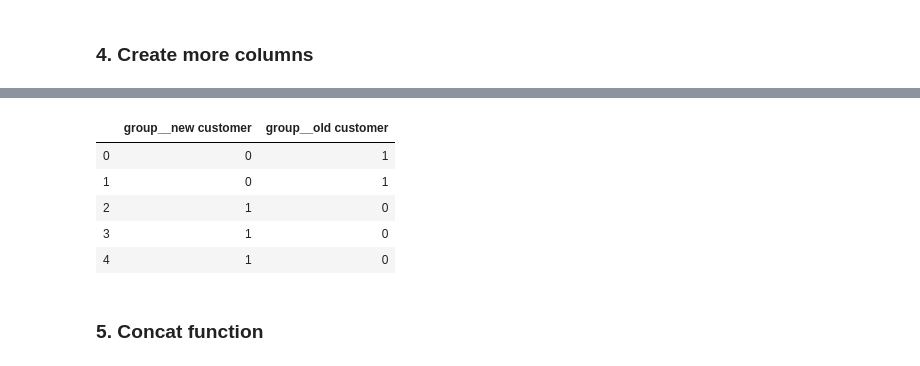
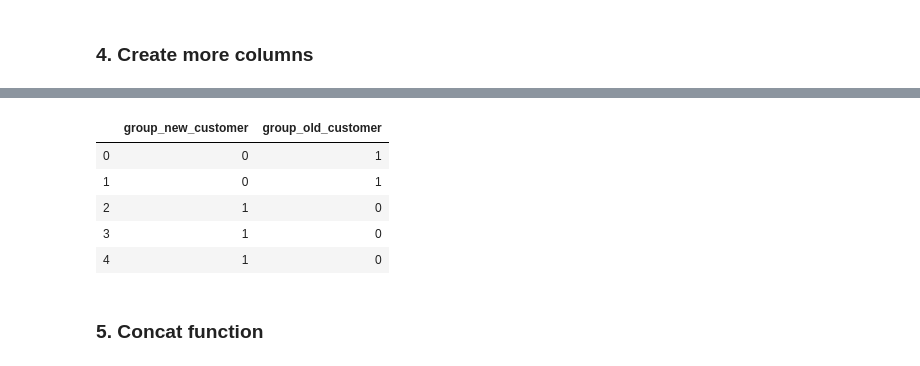
Before and after one commit to quyentn/Quyen_learning_repository, a Jupyter notebook: Pandas_Dataframe.ipynb, the cells around one changed output, grey strips where cells are left out. Cells and saved outputs as stored; diff of their text form; code cells hidden in the pictures.

```diff
--- a/Pandas_Dataframe.ipynb
+++ b/Pandas_Dataframe.ipynb
@@ -140,8 +144,8 @@ df[df.product_id.str.endswith('2')]
 ### 4. Create more columns
 # %%
 #similar to sql case... when statement
-df.loc[df.start_date<'2019-02-03','customer_category'] = 'old customer'
-df.loc[df.start_date>='2019-02-03','customer_category'] = 'new customer'
+df.loc[df.start_date<'2019-02-03','customer_category'] = 'old_customer'
+df.loc[df.start_date>='2019-02-03','customer_category'] = 'new_customer'
 df
 # %% [output]
 |  | customer_id | start_date | end_date | product_id | product_name | customer_category |
@@ -188,9 +192,9 @@ df
 # %%
 #Create dummy columns
-df1 = pd.get_dummies(df['customer_category'],prefix = 'group_')
+df1 = pd.get_dummies(df['customer_category'],prefix = 'group')
 df1
 # %% [output]
-|  | group__new customer | group__old customer |
+|  | group_new_customer | group_old_customer |
 | 0 | 0 | 1 |
 | 1 | 0 | 1 |
 | 2 | 1 | 0 |
```
Also changed, not shown: parts of 15 cells of this notebook.
